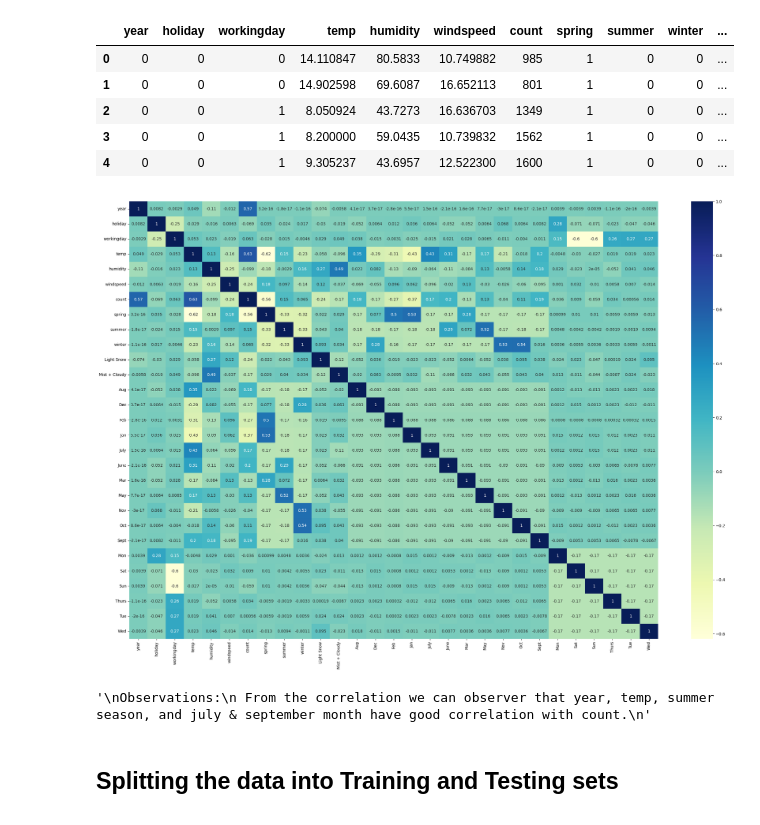
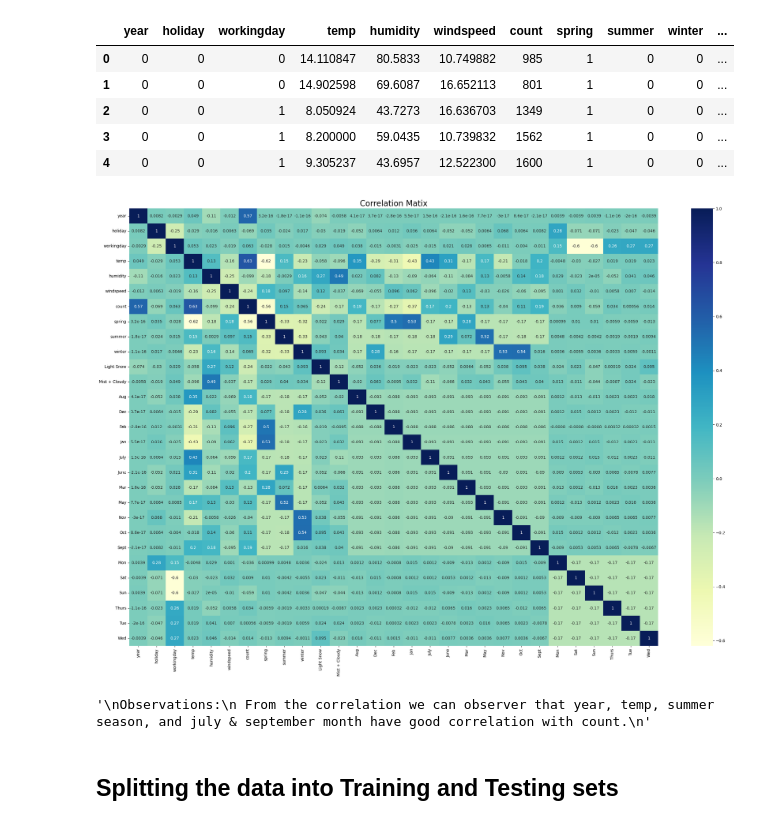
Before and after one commit to sanskar752000/LR-Bike-sharing-case-study, a Jupyter notebook: bike_rental_case_study_model.ipynb, the cells around one changed output. Saved outputs shown, nothing was run; the diff lists cells and outputs as text; code cells hidden in the pictures.

```diff
--- a/bike_rental_case_study_model.ipynb
+++ b/bike_rental_case_study_model.ipynb
@@ -322,15 +326,16 @@ bike_rental_df.head()
 # %%
 # let's check the correlation now after creating dummy variables
 plt.figure(figsize=(30,20))
 sns.heatmap(bike_rental_df.corr(), annot=True, cmap="YlGnBu")
+plt.title('Correlation Matix', fontsize=20)
 plt.show()
 
 '''
 Observations:
  From the correlation we can observer that year, temp, summer season, and july & september month have good correlation with count.
 '''
 # %% [output]
-[figure, old version]
+[figure, new version]
 '\nObservations:\n From the correlation we can observer that year, temp, summer season, and july & september month have good correlation with count.\n'
 # %% [markdown]
 ## Splitting the data into Training and Testing sets
```
Also changed, not shown: parts of 7 cells of this notebook, 3 other files.
